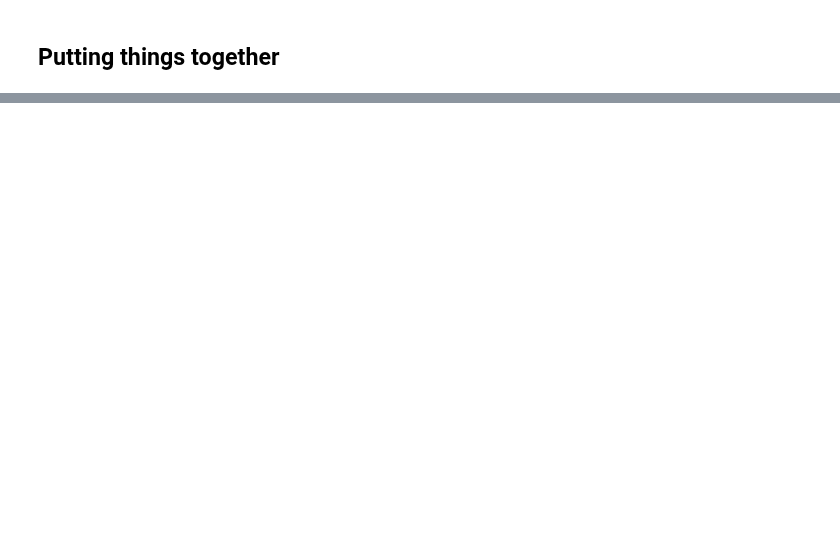
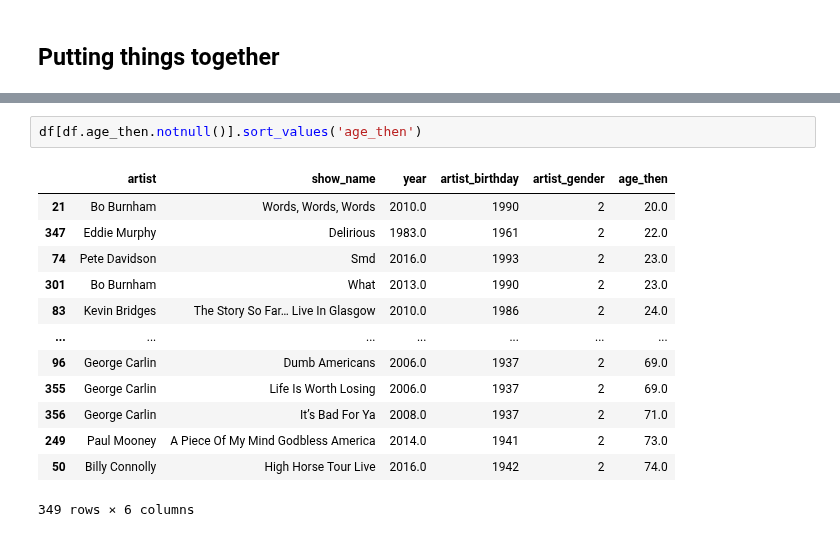
Before and after one commit to rmelbardis/ObjectivelyFunny, a Jupyter notebook: notebooks/extraction.ipynb, the cells around one changed output, grey strips where cells are left out. Cells and saved outputs as stored; diff of their text form; blank space fills up the shorter version.

```diff
--- a/notebooks/extraction.ipynb
+++ b/notebooks/extraction.ipynb
@@ -173,0 +218,16 @@ No dsfsfdsdfs found. Please check the name.
+# %%
+df[df.age_then.notnull()].sort_values('age_then')
+# %% [output]
+|  | artist | show_name | year | artist_birthday | artist_gender | age_then |
+| 21 | Bo Burnham | Words, Words, Words | 2010.0 | 1990 | 2 | 20.0 |
+| 347 | Eddie Murphy | Delirious | 1983.0 | 1961 | 2 | 22.0 |
+| 74 | Pete Davidson | Smd | 2016.0 | 1993 | 2 | 23.0 |
+| 301 | Bo Burnham | What | 2013.0 | 1990 | 2 | 23.0 |
+| 83 | Kevin Bridges | The Story So Far… Live In Glasgow | 2010.0 | 1986 | 2 | 24.0 |
+| ... | ... | ... | ... | ... | ... | ... |
+| 96 | George Carlin | Dumb Americans | 2006.0 | 1937 | 2 | 69.0 |
+| 355 | George Carlin | Life Is Worth Losing | 2006.0 | 1937 | 2 | 69.0 |
+| 356 | George Carlin | It’s Bad For Ya | 2008.0 | 1937 | 2 | 71.0 |
+| 249 | Paul Mooney | A Piece Of My Mind Godbless America | 2014.0 | 1941 | 2 | 73.0 |
+| 50 | Billy Connolly | High Horse Tour Live | 2016.0 | 1942 | 2 | 74.0 |
+349 rows × 6 columns
```
Also changed, not shown: parts of 26 cells of this notebook.
